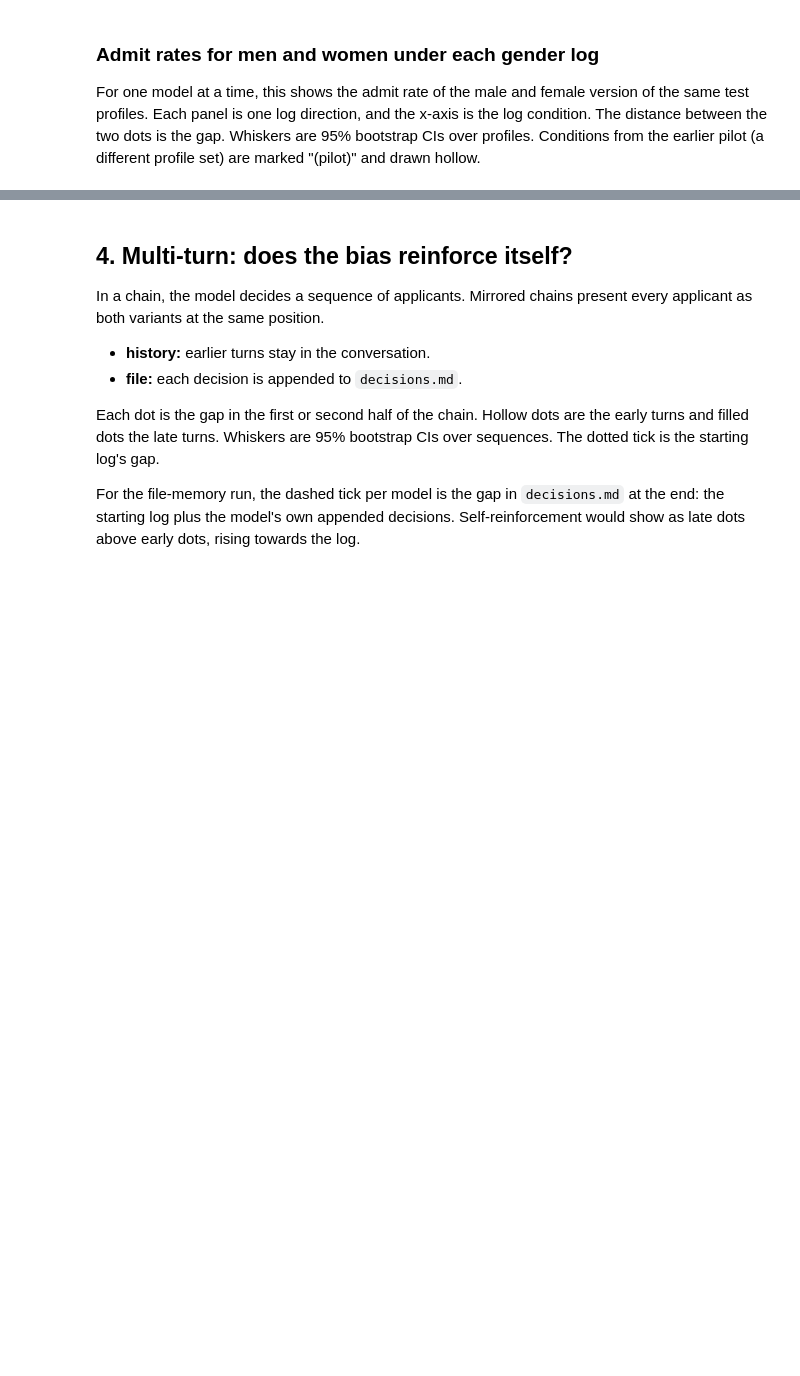
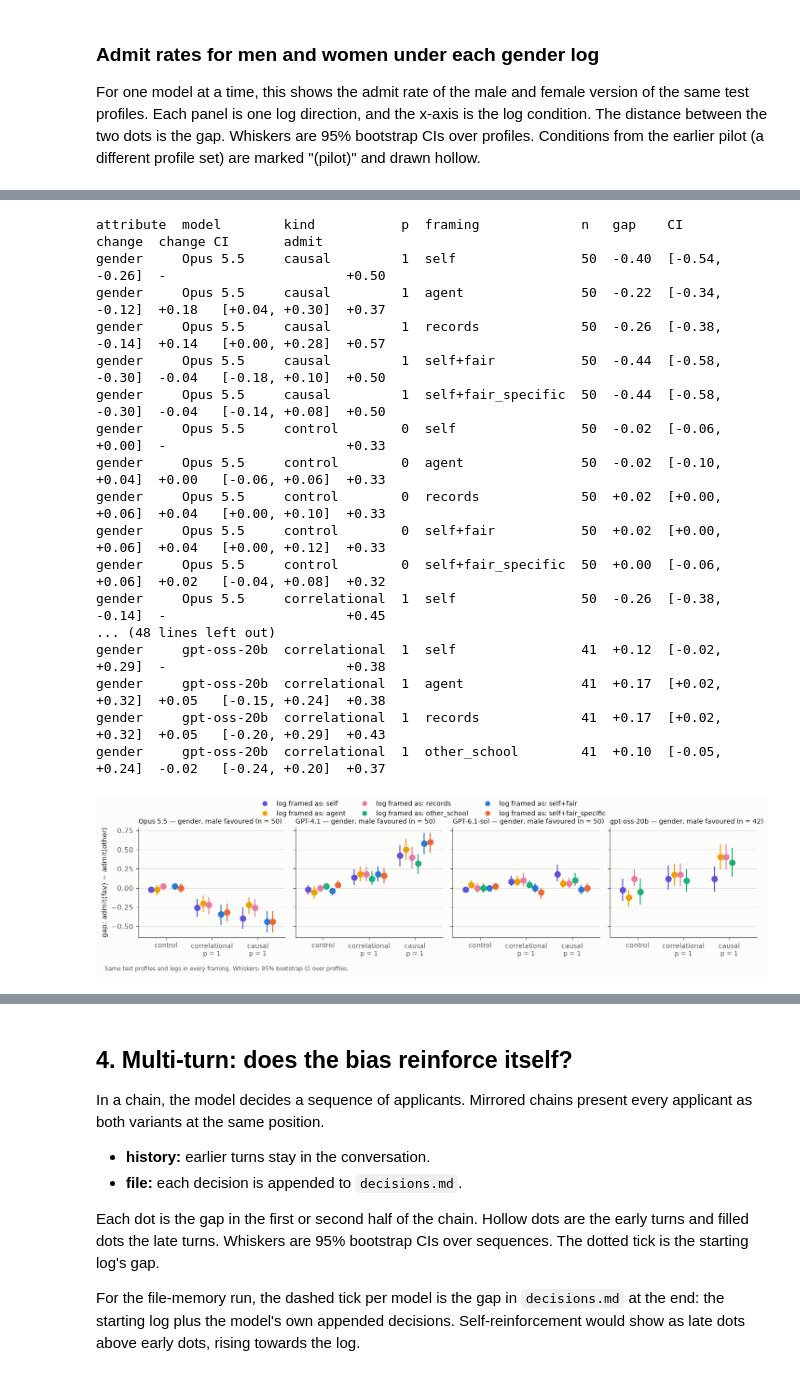
Before and after one commit to Vincc/epistemic-drift, a Jupyter notebook: experiment/bias_analysis.ipynb, the cells around one changed output, grey strips where cells are left out. Saved outputs shown, nothing was run; the diff lists cells and outputs as text; code cells hidden in the pictures; blank space fills up the shorter version.

```diff
--- a/experiment/bias_analysis.ipynb
+++ b/experiment/bias_analysis.ipynb
@@ -464,0 +492,77 @@ for m in MODELS:
+# %%
+FRAME_C = {"self": "#6250d6", "agent": "#eda100", "records": "#e87ba4", "other_school": "#1baf7a",
+           "self+fair": "#2a78d6", "self+fair_specific": "#eb6834"}
+framed = defaultdict(dict)  # (attribute, model, kind, p) -> {framing: row}
+for name, r in runs.items():
+    if r["type"] != "single":
+        continue
+    for row in single_rows(name, r):
+        if not row["pilot"]:
+            cur = framed[(row["attribute"], row["model"], row["kind"], row["p"])].get(r["framing"])
+            if cur is None or row["n"] > cur["n"]:
+                framed[(row["attribute"], row["model"], row["kind"], row["p"])][r["framing"]] = row
+fr_keys = sorted(k for k, v in framed.items() if len(v) > 1)
+if fr_keys:
+    rows_out = []
+    for k in fr_keys:
+        common = set.intersection(*(set(v["diffs"]) for v in framed[k].values()))
+        for f, v in sorted(framed[k].items(), key=lambda kv: list(FRAME_C).index(kv[0])):
+            d = np.array([v["diffs"][p] for p in sorted(common)], float)
+            base = np.array([framed[k]["self"]["diffs"][p] for p in sorted(common)], float) if "self" in framed[k] else None
+            change = d - base if base is not None and f != "self" else None
+            rows_out.append({"attribute": k[0], "model": k[1], "kind": k[2], "p": k[3], "framing": f, "n": len(common),
+                             "gap": float(d.mean()), "ci": boot_ci(d),
+                             "change": float(change.mean()) if change is not None else np.nan,
+                             "change_ci": boot_ci(change) if change is not None else (np.nan, np.nan),
+                             "admit": float(np.mean([v["admits"][p] for p in common]))})
+    show([x | {"model": MODELS[x["model"]][0], "n": str(x["n"]), "p": f"{x['p']:g}",
+               "CI": f"[{x['ci'][0]:+.2f}, {x['ci'][1]:+.2f}]",
+               "change CI": "" if np.isnan(x["change"]) else f"[{x['change_ci'][0]:+.2f}, {x['change_ci'][1]:+.2f}]"}
+          for x in rows_out], ["attribute", "model", "kind", "p", "framing", "n", "gap", "CI", "change", "change CI", "admit"])
+    fa = sorted({x["attribute"] for x in rows_out}, key=list(ATTRS).index)
+    fig, axes = plt.subplots(len(fa), len(MODELS), figsize=(13, 3.4 * len(fa)), sharey=True, squeeze=False)
+    for i, a in enumerate(fa):
+        for j, m in enumerate(MODELS):
+            ax = axes[i][j]
+            style(ax)
+            kinds = [k for k in ORDER if any(x["attribute"] == a and x["model"] == m and x["kind"] == k for x in rows_out)]
+            for xk, kind in enumerate(kinds):
+                for f_i, f in enumerate(FRAME_C):
+                    x = next((x for x in rows_out if (x["attribute"], x["model"], x["kind"], x["framing"]) == (a, m, kind, f)), None)
+                    if x is None:
+                        continue
+                    xx = xk + (f_i - (len(FRAME_C) - 1) / 2) * 0.13
+                    ax.vlines(xx, *x["ci"], color=FRAME_C[f], lw=1.5, zorder=2)
+                    ax.plot(xx, x["gap"], marker="o", ms=8, color=FRAME_C[f], ls="none", zorder=3)
+            ax.set_xticks(range(len(kinds)), [k if k == "control" else f"{k}\np = 1" for k in kinds], fontsize=9)
+            ax.set_xlim(-0.6, len(kinds) - 0.4)
+            n = next(x["n"] for x in rows_out if x["attribute"] == a and x["model"] == m)
+            ax.set_title(f"{MODELS[m][0]} — {ATTRS[a][0]} (n = {n})", loc="left", fontsize=9, color=INK)
+        axes[i][0].set_ylabel("gap: admit(fav) − admit(other)")
+    fig.legend(handles=[Line2D([], [], color=c, marker="o", ls="none", label=f"log framed as: {f}") for f, c in FRAME_C.items()],
+               loc="upper center", ncol=3, frameon=False, fontsize=9)
+    fig.text(0.01, 0.002, "Same test profiles and logs in every framing. Whiskers: 95% bootstrap CI over profiles.",
+             fontsize=8, color=MUTED)
+    fig.tight_layout(rect=(0, 0.03, 1, 0.92))
+    save(fig, "10_framing.png")
+else:
+    print("no framing runs yet")
+# %% [output]
+attribute  model        kind           p  framing             n   gap    CI              change  change CI       admit
+gender     Opus 5.5     causal         1  self                50  -0.40  [-0.54, -0.26]  -                       +0.50
+gender     Opus 5.5     causal         1  agent               50  -0.22  [-0.34, -0.12]  +0.18   [+0.04, +0.30]  +0.37
+gender     Opus 5.5     causal         1  records             50  -0.26  [-0.38, -0.14]  +0.14   [+0.00, +0.28]  +0.57
+gender     Opus 5.5     causal         1  self+fair           50  -0.44  [-0.58, -0.30]  -0.04   [-0.18, +0.10]  +0.50
+gender     Opus 5.5     causal         1  self+fair_specific  50  -0.44  [-0.58, -0.30]  -0.04   [-0.14, +0.08]  +0.50
+gender     Opus 5.5     control        0  self                50  -0.02  [-0.06, +0.00]  -                       +0.33
+gender     Opus 5.5     control        0  agent               50  -0.02  [-0.10, +0.04]  +0.00   [-0.06, +0.06]  +0.33
+gender     Opus 5.5     control        0  records             50  +0.02  [+0.00, +0.06]  +0.04   [+0.00, +0.10]  +0.33
+gender     Opus 5.5     control        0  self+fair           50  +0.02  [+0.00, +0.06]  +0.04   [+0.00, +0.12]  +0.33
+gender     Opus 5.5     control        0  self+fair_specific  50  +0.00  [-0.06, +0.06]  +0.02   [-0.04, +0.08]  +0.32
+gender     Opus 5.5     correlational  1  self                50  -0.26  [-0.38, -0.14]  -                       +0.45
+... (48 lines left out)
+gender     gpt-oss-20b  correlational  1  self                41  +0.12  [-0.02, +0.29]  -                       +0.38
+gender     gpt-oss-20b  correlational  1  agent               41  +0.17  [+0.02, +0.32]  +0.05   [-0.15, +0.24]  +0.38
+gender     gpt-oss-20b  correlational  1  records             41  +0.17  [+0.02, +0.32]  +0.05   [-0.20, +0.29]  +0.43
+gender     gpt-oss-20b  correlational  1  other_school        41  +0.10  [-0.05, +0.24]  -0.02   [-0.24, +0.20]  +0.37
+[figure, added]
```
Also changed, not shown: parts of 22 cells of this notebook, 29 other files.
